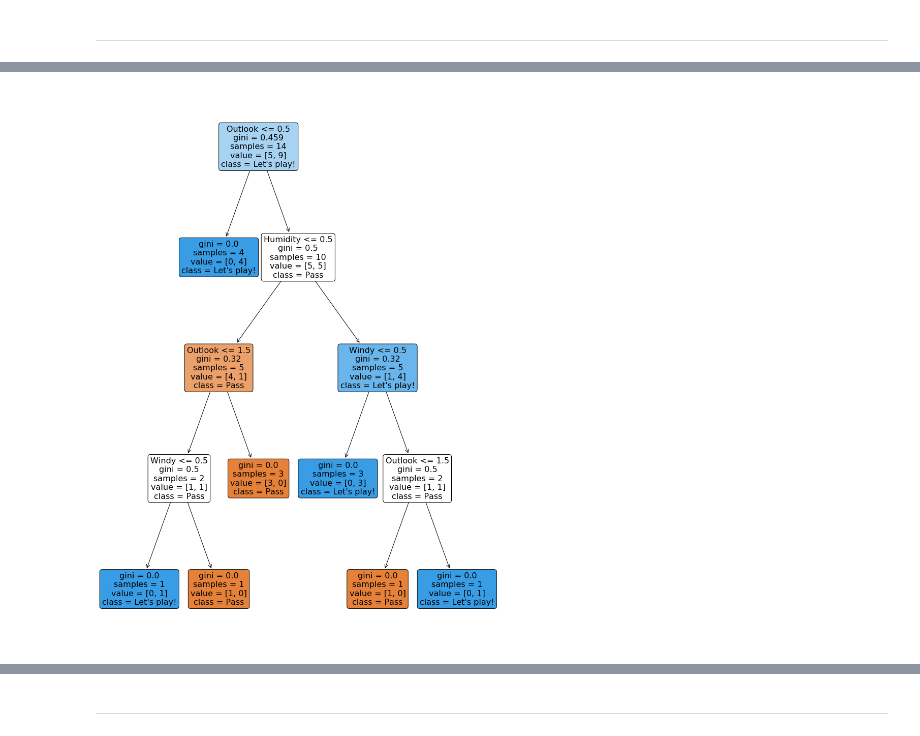
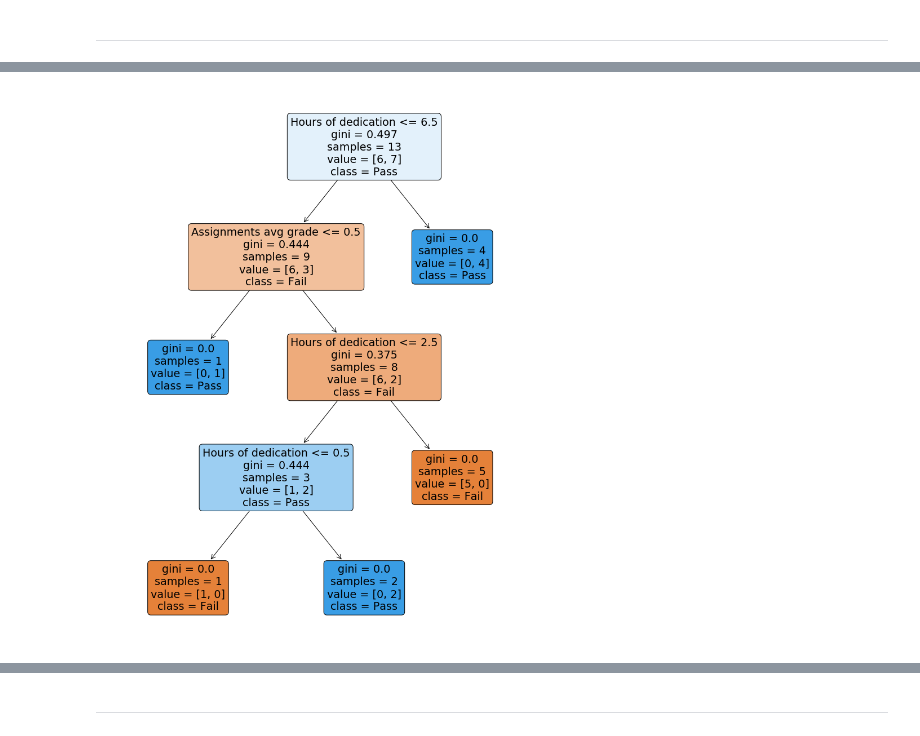
Before and after one commit to AlexanderNixon/Machine-learning-reads, a Jupyter notebook: Encoding_ordinal_features.ipynb, the cells around one changed output, grey strips where cells are left out. Cells and saved outputs as stored; diff of their text form; code cells hidden in the pictures.

```diff
--- a/Encoding_ordinal_features.ipynb
+++ b/Encoding_ordinal_features.ipynb
@@ -112,10 +106,10 @@ DecisionTreeClassifier(ccp_alpha=0.0, class_weight=None, criterion='gini',
 # %% [markdown]
 The `sklearn.tree` module provides a function to plot a fitted decision tree. Let's use it to see what the decision tree looks like:
 # %%
-rcParams['figure.figsize'] = 14, 20
+rcParams['figure.figsize'] = 10, 10
 g = tree.plot_tree(dt,
-                   feature_names = X_right.columns,
-                   class_names=['Pass', "\n Let's play!"],
+                   feature_names = X.columns,
+                   class_names=['Failed', "Pass"],
                    filled = True,
                    label='all',
                    rounded=True)
@@ -130,17 +124,38 @@ Now let's try to do the same by directly encoding all features with a `LabelEnco
+# %%
+df_wrong = pd.DataFrame(
+        {'Hours of dedication': pd.Categorical(
+                  values =  ['25-30', '20-25', '5-10', '5-10', '40-45',
+                             '0-5', '15-20', '20-25', '30-35', '5-10',
+                             '10-15', '45-50', '20-25'],
+                  categories=['0-5','40-45', '25-30', '10-15', '5-10',
+                              '45-50','15-20', '20-25','30-35']),
+
+         'Assignments avg grade': pd.Categorical(
+                 values =  ['B', 'C', 'F', 'C', 'B',
+                            'D', 'C', 'A', 'B', 'B',
+                            'B', 'A', 'D'],
+                 categories=['A', 'C', 'F', 'D', 'B',]),
+
+         'Result': pd.Categorical(
+                 values = ['Pass', 'Pass', 'Fail', 'Fail', 'Pass',
+                           'Fail', 'Fail','Pass','Pass', 'Fail',
+                           'Fail', 'Pass', 'Pass'],
+                 categories=['Fail', 'Pass'])
+        }
+    )
 # %%
-X_wrong = df.drop(['PlayTennis'],1)
-X_wrong = X_wrong.apply(LabelEncoder().fit_transform)
-
-y = df.PlayTennis
+rcParams['figure.figsize'] = 14,18
+X_wrong = df_wrong.drop(['Result'],1).apply(lambda x: x.cat.codes)
+y = df_wrong.Result
 
 dt_wrong = tree.DecisionTreeClassifier()
 dt_wrong.fit(X_wrong, y)
 
 t = tree.plot_tree(dt_wrong,
                    feature_names = X_wrong.columns,
-                   class_names=['Pass', "Let's play!"],
+                   class_names=["Fail", "Pass"],
                    filled = True,
                    label='all',
                    rounded=True)
 # %% [output]
-[figure, old version]
+[figure, new version]
```
Also changed, not shown: parts of 16 cells of this notebook.
